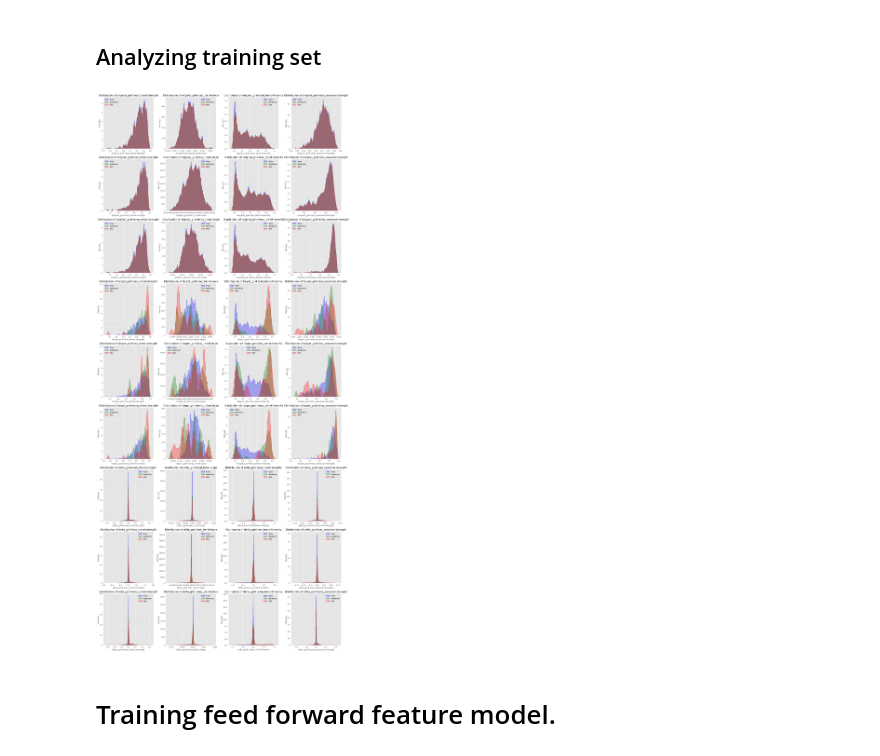
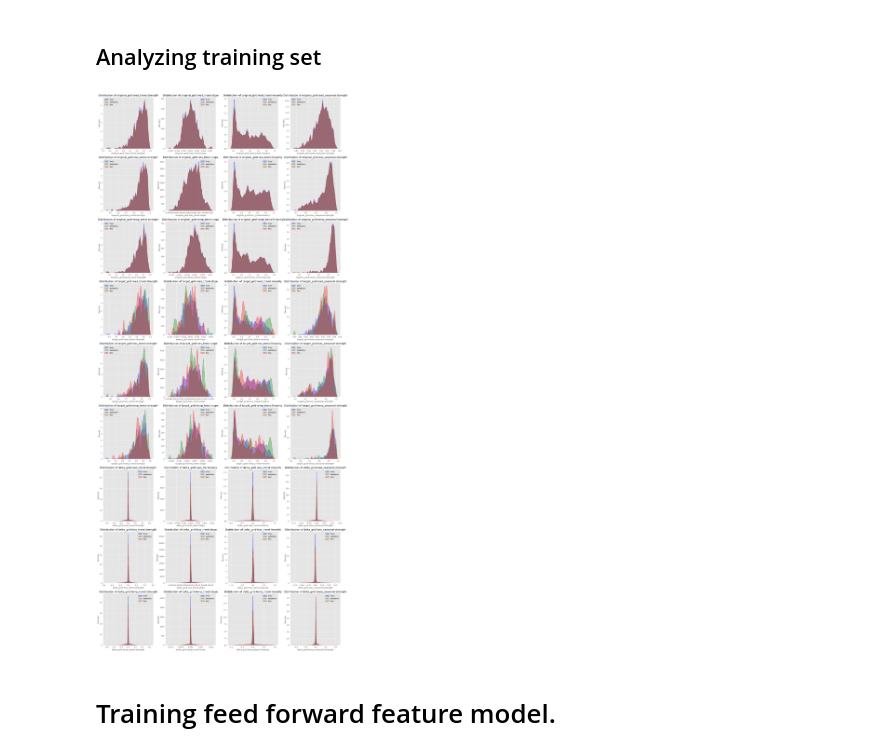
Before and after one commit to Mesterne/BEAST, a Jupyter notebook: notebooks/experiments/better_test_val_split.ipynb, the cells around one changed output. Cells and saved outputs as stored; diff of their text form; code cells hidden in the pictures.

```diff
--- a/notebooks/experiments/better_test_val_split.ipynb
+++ b/notebooks/experiments/better_test_val_split.ipynb
@@ -229,35 +232,35 @@ columns = [col for col in train_supervised_dataset.columns if col not in ['origi
 # Define grid size
 n_cols = 4  # Number of columns in the grid
 n_rows = math.ceil(len(columns) / n_cols)  # Calculate required rows
 
 # Create subplots
 fig, axes = plt.subplots(n_rows, n_cols, figsize=(20, 5 * n_rows))
 axes = axes.flatten()  # Flatten axes array to easily iterate
 
 # Loop through each column and plot on the grid
 for i, col in tqdm(enumerate(columns), total=len(columns)):
     ax = axes[i]
 
     # Plot KDE distributions
     sns.kdeplot(train_supervised_dataset[col], label='Train', color='blue', fill=True, alpha=0.3, ax=ax)
     sns.kdeplot(validation_supervised_dataset[col], label='Validation', color='green', fill=True, alpha=0.3, ax=ax)
-    sns.kdeplot(test_supervised_dataset[col], label='Test', color='red', fill=True, alpha=0.3, ax=ax)
+    sns.kdeplot(test_interpolate_supervised_dataset[col], label='Test', color='red', fill=True, alpha=0.3, ax=ax)
 
     # Titles and labels
     ax.set_title(f"Distribution of {col}")
     ax.set_xlabel(col)
     ax.set_ylabel("Density")
     ax.legend()
 
 # Remove empty subplots (if any)
 for i in range(len(columns), len(axes)):
     fig.delaxes(axes[i])  # Delete extra axes
 
 # Adjust layout
 plt.tight_layout()
 plt.show()
 # %% [output]
-[figure, old version]
+[figure, new version]
 # %% [markdown]
 # Training feed forward feature model.
 # %%
```
Also changed, not shown: parts of 4 cells of this notebook, 4 other files.
